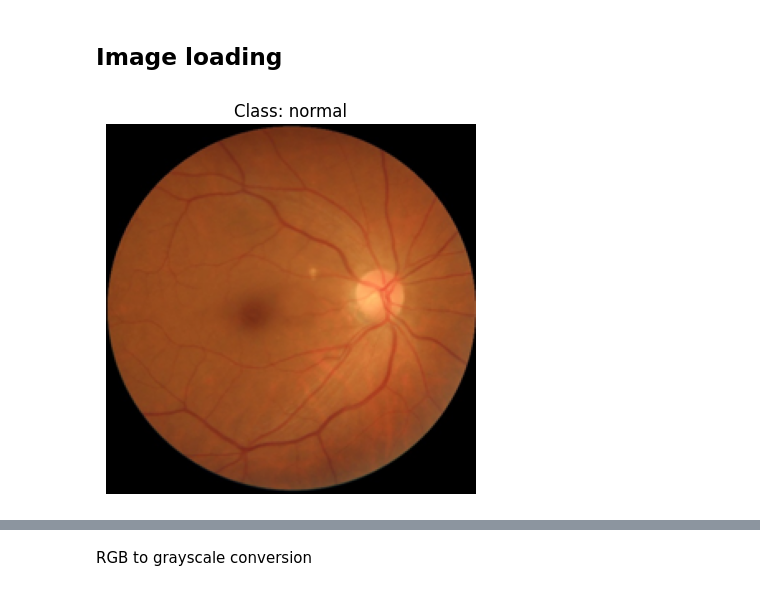
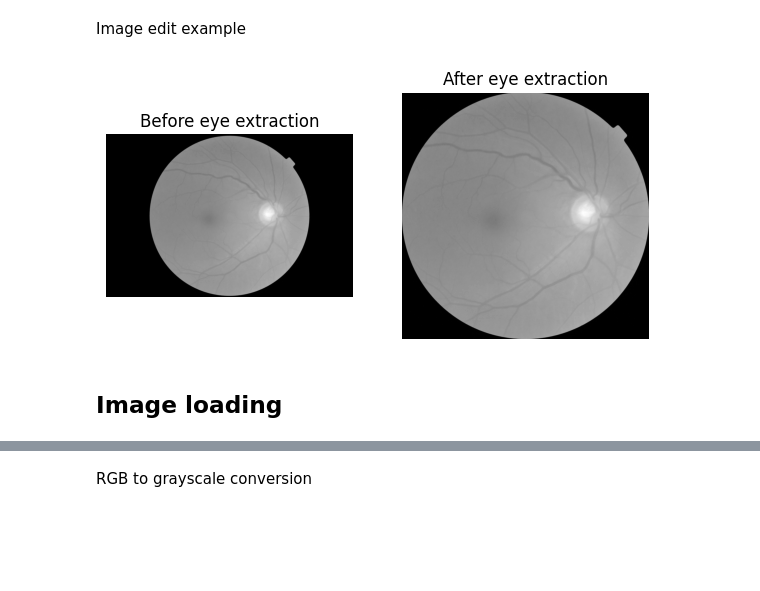
Before and after one commit to michni00/Image-Classification, a Jupyter notebook: Image_Classification.ipynb, the cells around one changed output, grey strips where cells are left out. Cells and saved outputs as stored; diff of their text form; code cells hidden in the pictures; blank space fills up the shorter version.

Commit message:
added foreground (eye) extraction from images

```diff
--- a/Image_Classification.ipynb
+++ b/Image_Classification.ipynb
@@ -16,3 +96,20 @@ Mounted at /content/drive
+# %% [markdown]
+Image edit example
+# %%
+img = Image.open("/content/drive/MyDrive/Datasets/Eye Diseases/glaucoma/Glaucoma_101.png")
+img = np.array(img)
+coordinates = eye_extraction(img)
+converted_image = rescale_image(coordinates, img)
+fig, ax = plt.subplots(1, 2, figsize=(7, 4))
+ax[0].imshow(rgb2gray(img), cmap='gray')
+ax[0].set_title('Before eye extraction')
+ax[1].imshow(converted_image, cmap='gray')
+ax[1].set_title('After eye extraction')
+for a in ax:
+    a.axis('off')
+plt.show()
+# %% [output]
+[figure, added]
 # %% [markdown]
 ## Image loading
 # %%
@@ -44,10 +141,3 @@ test_data = np.array(test_data)
 train_labels = np.array(train_labels)
 test_labels = np.array(test_labels)
 original_label = le.inverse_transform([train_labels[0]])[0]
-
-
-plt.imshow(train_data[0])
-plt.title(f"Class: {original_label}")
-plt.axis('off');
-# %% [output]
-[figure, removed]
```
Also changed, not shown: parts of 14 cells of this notebook.
